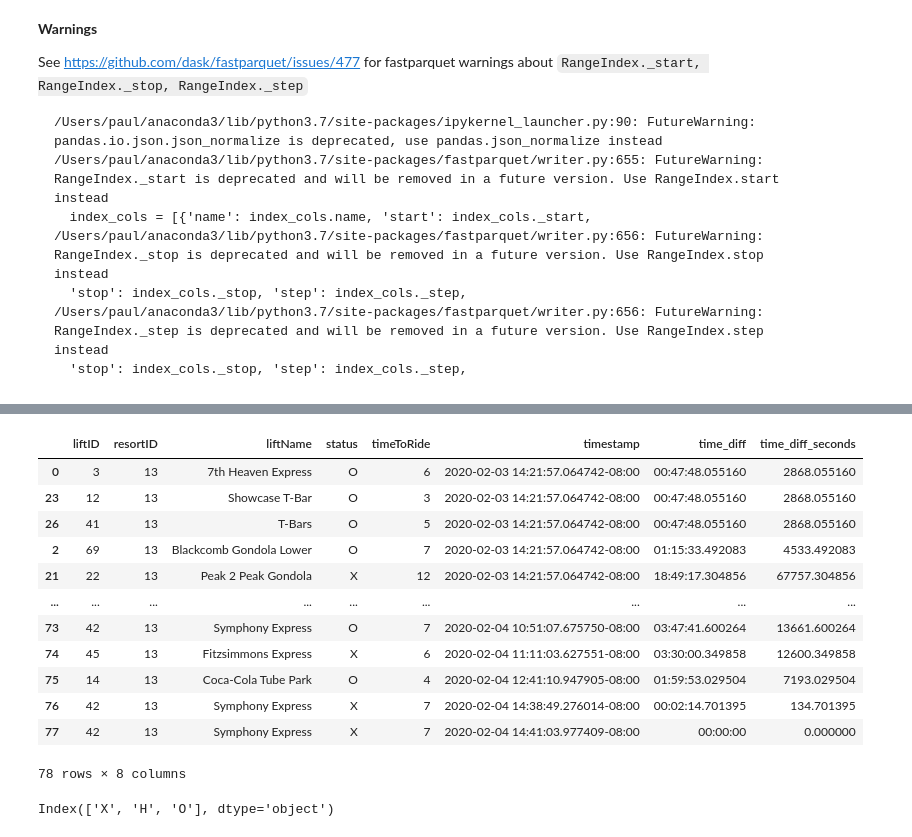
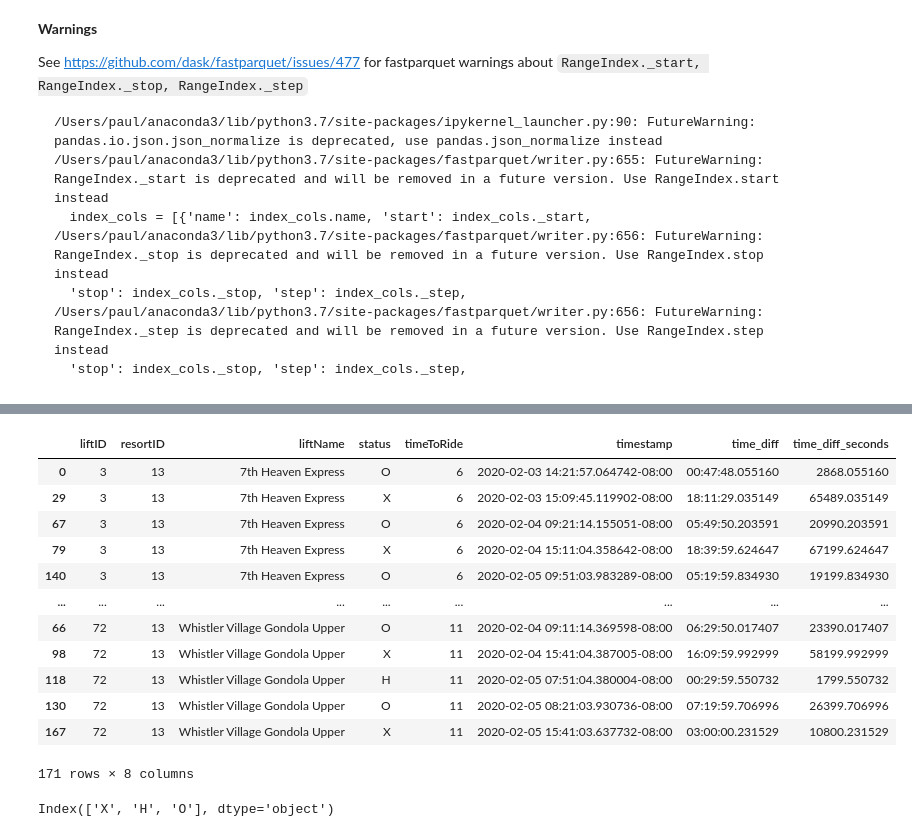
Before and after one commit to Pall-v/snowbot, a Jupyter notebook: notebooks/2.0-pv-process-json.ipynb, the cells around one changed output, grey strips where cells are left out. Cells and saved outputs as stored; diff of their text form; code cells hidden in the pictures.

```diff
--- a/notebooks/2.0-pv-process-json.ipynb
+++ b/notebooks/2.0-pv-process-json.ipynb
@@ -248,8 +341,8 @@ def get_status_durations(lifts_df):
     '''
     # TBD: optimize if needed via # 3 under:
     # https://towardsdatascience.com/pandas-tips-and-tricks-33bcc8a40bb9
-    df = lifts_df.sort_values(by=['liftID', 'timestamp'])
-    df['time_diff'] = df.groupby('liftID')['timestamp'].diff(1).shift(-1)
+    df = lifts_df.sort_values(by=['resortID', 'liftID', 'timestamp'])
+    df['time_diff'] = df.groupby(['resortID', 'liftID'])['timestamp'].diff(1).shift(-1)
 
     # Fill in the durations which will be missing for the most recent status changes
     missing_time_diffs_idx = df.loc[(df['time_diff'].isnull()) & (
@@ -854,6 +958,7 @@ def load_dataframe_from_parquet_on_s3(fname):
 # %%
-parq_df = load_dataframe_from_parquet_on_s3(HISTORY_FNAME)
+%time parq_df = load_dataframe_from_parquet_on_s3(HISTORY_FNAME)
 
 lifts_status_changes_parq_df = get_status_durations(parq_df)
 lifts_status_changes_parq_df.to_csv(DATA_DIR + "lifts_status_changes_parq.csv", date_format='%c')
 lifts_status_changes_parq_df
+# %% [output]
@@ -860,19 +967,16 @@ lifts_status_changes_parq_df
+|  | liftID | resortID | liftName | status | timeToRide | timestamp | time_diff | time_diff_seconds |
+| 0 | 3 | 13 | 7th Heaven Express | O | 6 | 2020-02-03 14:21:57.064742-08:00 | 00:47:48.055160 | 2868.055160 |
+| 29 | 3 | 13 | 7th Heaven Express | X | 6 | 2020-02-03 15:09:45.119902-08:00 | 18:11:29.035149 | 65489.035149 |
+| 67 | 3 | 13 | 7th Heaven Express | O | 6 | 2020-02-04 09:21:14.155051-08:00 | 05:49:50.203591 | 20990.203591 |
+| 79 | 3 | 13 | 7th Heaven Express | X | 6 | 2020-02-04 15:11:04.358642-08:00 | 18:39:59.624647 | 67199.624647 |
+| 140 | 3 | 13 | 7th Heaven Express | O | 6 | 2020-02-05 09:51:03.983289-08:00 | 05:19:59.834930 | 19199.834930 |
+| ... | ... | ... | ... | ... | ... | ... | ... | ... |
+| 66 | 72 | 13 | Whistler Village Gondola Upper | O | 11 | 2020-02-04 09:11:14.369598-08:00 | 06:29:50.017407 | 23390.017407 |
+| 98 | 72 | 13 | Whistler Village Gondola Upper | X | 11 | 2020-02-04 15:41:04.387005-08:00 | 16:09:59.992999 | 58199.992999 |
+| 118 | 72 | 13 | Whistler Village Gondola Upper | H | 11 | 2020-02-05 07:51:04.380004-08:00 | 00:29:59.550732 | 1799.550732 |
+| 130 | 72 | 13 | Whistler Village Gondola Upper | O | 11 | 2020-02-05 08:21:03.930736-08:00 | 07:19:59.706996 | 26399.706996 |
+| 167 | 72 | 13 | Whistler Village Gondola Upper | X | 11 | 2020-02-05 15:41:03.637732-08:00 | 03:00:00.231529 | 10800.231529 |
+171 rows × 8 columns
-# %%
-lifts_status_changes_parq_df.sort_values('timestamp')
-# %% [output]
-|  | liftID | resortID | liftName | status | timeToRide | timestamp | time_diff | time_diff_seconds |
-| 0 | 3 | 13 | 7th Heaven Express | O | 6 | 2020-02-03 14:21:57.064742-08:00 | 00:47:48.055160 | 2868.055160 |
-| 23 | 12 | 13 | Showcase T-Bar | O | 3 | 2020-02-03 14:21:57.064742-08:00 | 00:47:48.055160 | 2868.055160 |
-| 26 | 41 | 13 | T-Bars | O | 5 | 2020-02-03 14:21:57.064742-08:00 | 00:47:48.055160 | 2868.055160 |
-| 2 | 69 | 13 | Blackcomb Gondola Lower | O | 7 | 2020-02-03 14:21:57.064742-08:00 | 01:15:33.492083 | 4533.492083 |
-| 21 | 22 | 13 | Peak 2 Peak Gondola | X | 12 | 2020-02-03 14:21:57.064742-08:00 | 18:49:17.304856 | 67757.304856 |
-| ... | ... | ... | ... | ... | ... | ... | ... | ... |
-| 73 | 42 | 13 | Symphony Express | O | 7 | 2020-02-04 10:51:07.675750-08:00 | 03:47:41.600264 | 13661.600264 |
-| 74 | 45 | 13 | Fitzsimmons Express | X | 6 | 2020-02-04 11:11:03.627551-08:00 | 03:30:00.349858 | 12600.349858 |
-| 75 | 14 | 13 | Coca-Cola Tube Park | O | 4 | 2020-02-04 12:41:10.947905-08:00 | 01:59:53.029504 | 7193.029504 |
-| 76 | 42 | 13 | Symphony Express | X | 7 | 2020-02-04 14:38:49.276014-08:00 | 00:02:14.701395 | 134.701395 |
-| 77 | 42 | 13 | Symphony Express | X | 7 | 2020-02-04 14:41:03.977409-08:00 | 00:00:00 | 0.000000 |
-78 rows × 8 columns
 # %%
 parq_df.status.cat.categories
 # %% [output]
```
Also changed, not shown: parts of 48 cells of this notebook, 3 other files.
